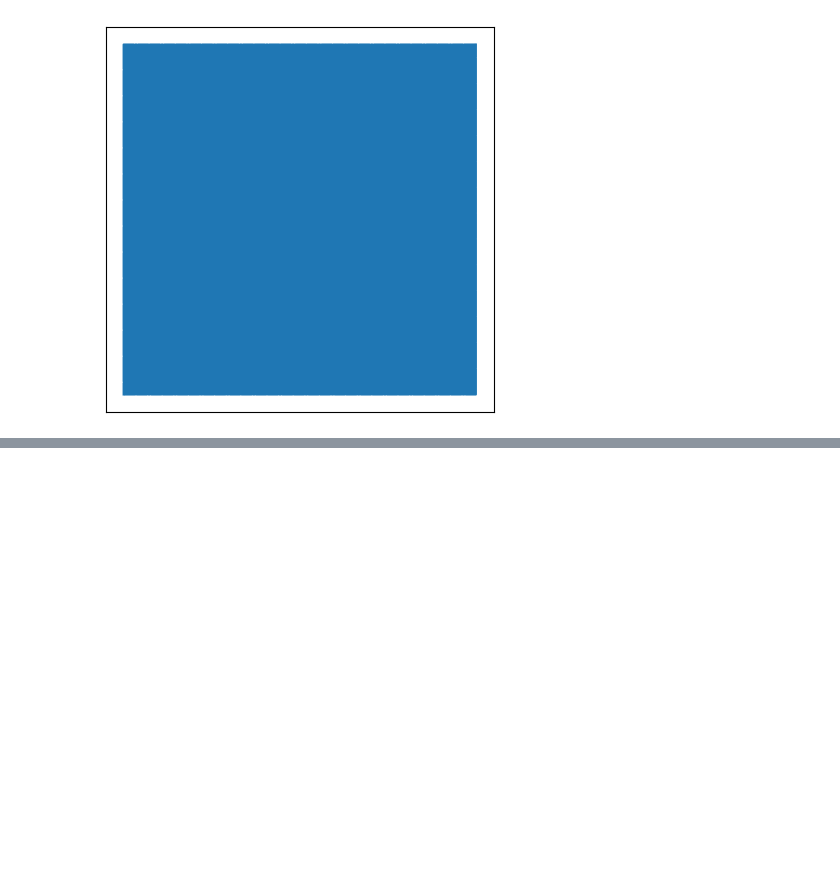
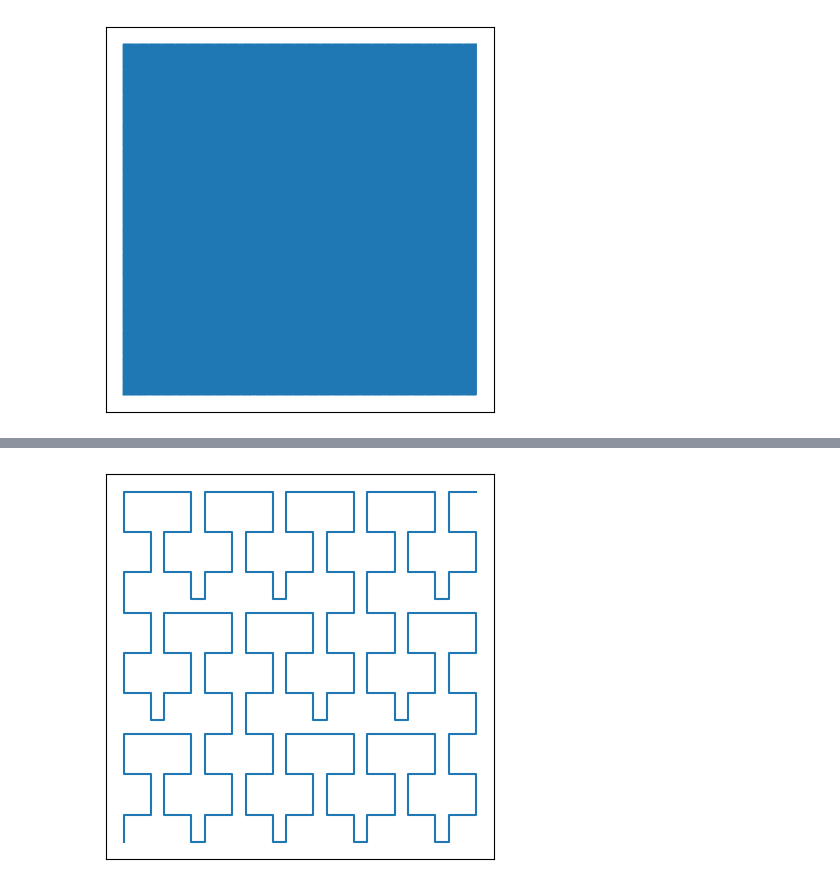
Before and after one commit to piotr-kosakowski/Classic-Fractals, a Jupyter notebook: peano/peano.ipynb, the cells around one changed output, grey strips where cells are left out. Saved outputs shown, nothing was run; the diff lists cells and outputs as text; code cells hidden in the pictures; blank space fills up the shorter version.

```diff
--- a/peano.ipynb
+++ b/peano/peano.ipynb
@@ -167,0 +196,4 @@ plot_peano(3, 'mod_2')
+# %%
+plot_peano(2, 'mod_3')
+# %% [output]
+[figure, added]
```
Also changed, not shown: parts of 9 cells of this notebook, 2 other files.
